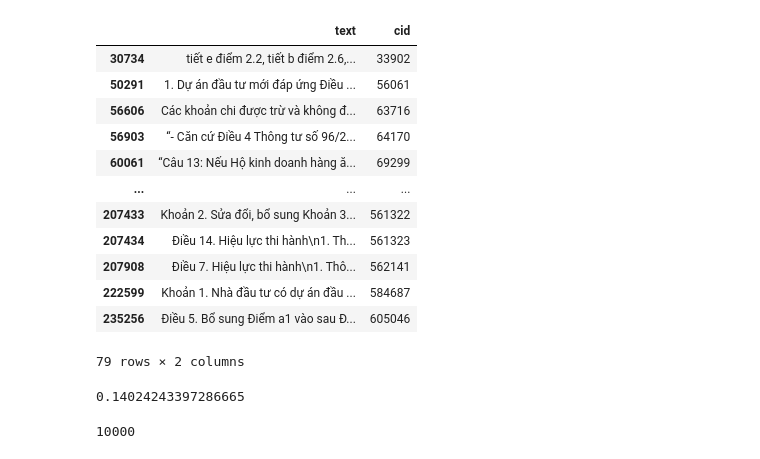
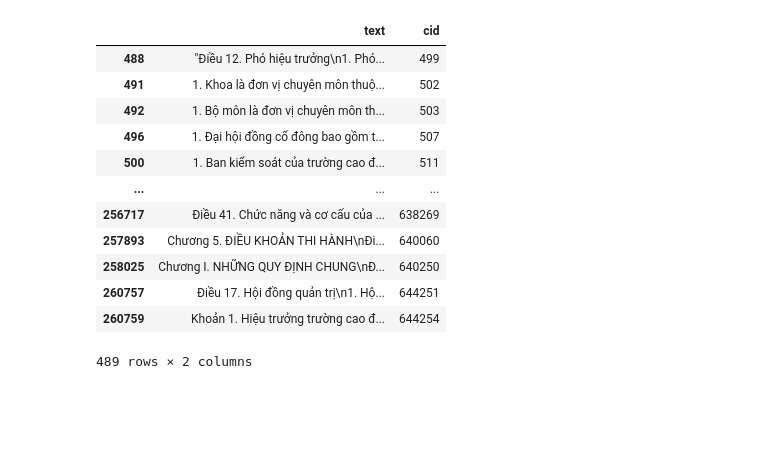
Before and after one commit to tnt305/legal-retrieval, a Jupyter notebook: eda.ipynb, the cells around one changed output. Saved outputs shown, nothing was run; the diff lists cells and outputs as text; code cells hidden in the pictures; blank space fills up the shorter version.

```diff
--- a/eda.ipynb
+++ b/eda.ipynb
@@ -35,28 +50,20 @@ train[train['cid'] =='[96199]']
 # %%
-corpus[corpus['text'].str.contains('78/2014/TT-BTC', na=False)]
+corpus[corpus['text'].str.contains('Nhiệm kỳ', na=False)]
 # %% [output]
 |  | text | cid |
-| 30734 | tiết e điểm 2.2, tiết b điểm 2.6,... | 33902 |
-| 50291 | 1. Dự án đầu tư mới đáp ứng Điều ... | 56061 |
-| 56606 | Các khoản chi được trừ và không đ... | 63716 |
-| 56903 | “- Căn cứ Điều 4 Thông tư số 96/2... | 64170 |
-| 60061 | “Câu 13: Nếu Hộ kinh doanh hàng ă... | 69299 |
+| 488 | "Điều 12. Phó hiệu trưởng\n1. Phó... | 499 |
+| 491 | 1. Khoa là đơn vị chuyên môn thuộ... | 502 |
+| 492 | 1. Bộ môn là đơn vị chuyên môn th... | 503 |
+| 496 | 1. Đại hội đồng cổ đông bao gồm t... | 507 |
+| 500 | 1. Ban kiểm soát của trường cao đ... | 511 |
 | ... | ... | ... |
-| 207433 | Khoản 2. Sửa đổi, bổ sung Khoản 3... | 561322 |
-| 207434 | Điều 14. Hiệu lực thi hành\n1. Th... | 561323 |
-| 207908 | Điều 7. Hiệu lực thi hành\n1. Thô... | 562141 |
-| 222599 | Khoản 1. Nhà đầu tư có dự án đầu ... | 584687 |
-| 235256 | Điều 5. Bổ sung Điểm a1 vào sau Đ... | 605046 |
+| 256717 | Điều 41. Chức năng và cơ cấu của ... | 638269 |
+| 257893 | Chương 5. ĐIỀU KHOẢN THI HÀNH\nĐi... | 640060 |
+| 258025 | Chương I. NHỮNG QUY ĐỊNH CHUNG\nĐ... | 640250 |
+| 260757 | Điều 17. Hội đồng quản trị\n1. Hộ... | 644251 |
+| 260759 | Khoản 1. Hiệu trưởng trường cao đ... | 644254 |
-79 rows × 2 columns
+489 rows × 2 columns
 # %%
 def length(para):
     return len(para)
 corpus['len'] = corpus['text'].apply(length)
-# %%
-len(corpus[corpus['len'] > 2048])/len(corpus)
-# %% [output]
-0.14024243397286665
-# %%
-len(test)
-# %% [output]
-10000
```
Also changed, not shown: parts of 11 cells of this notebook, 13 other files.
